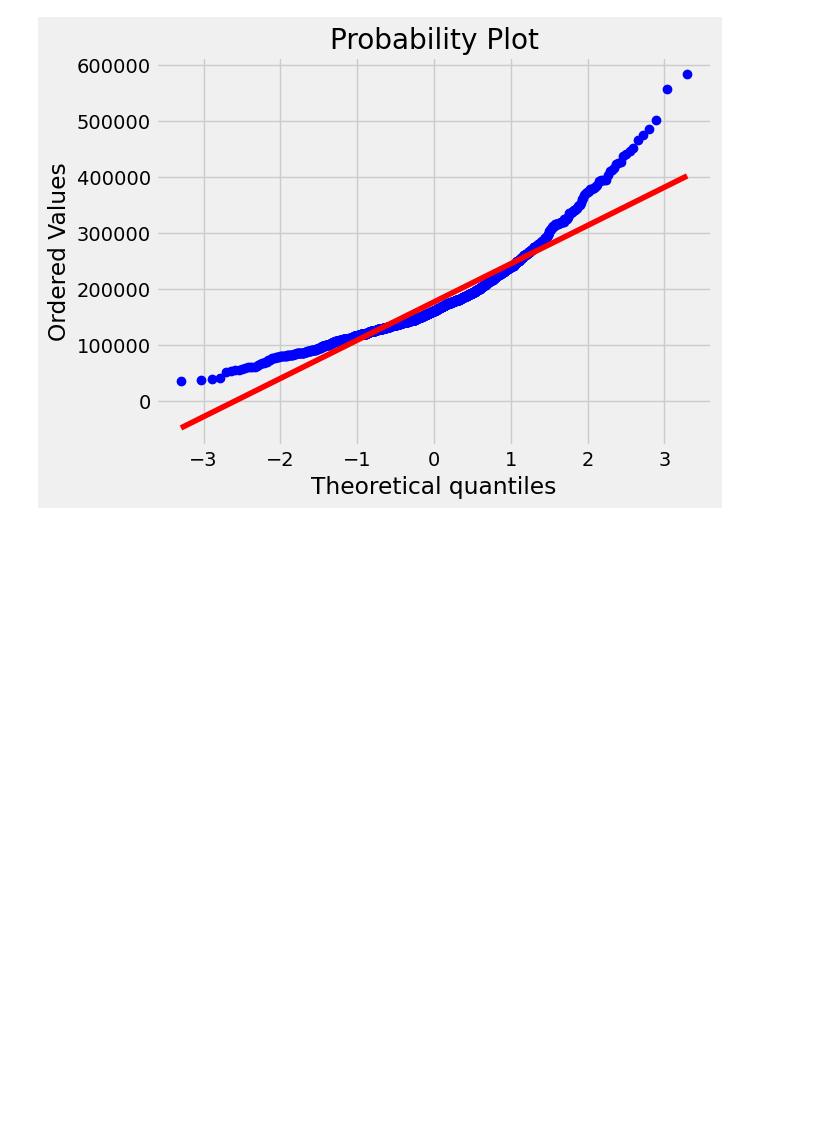
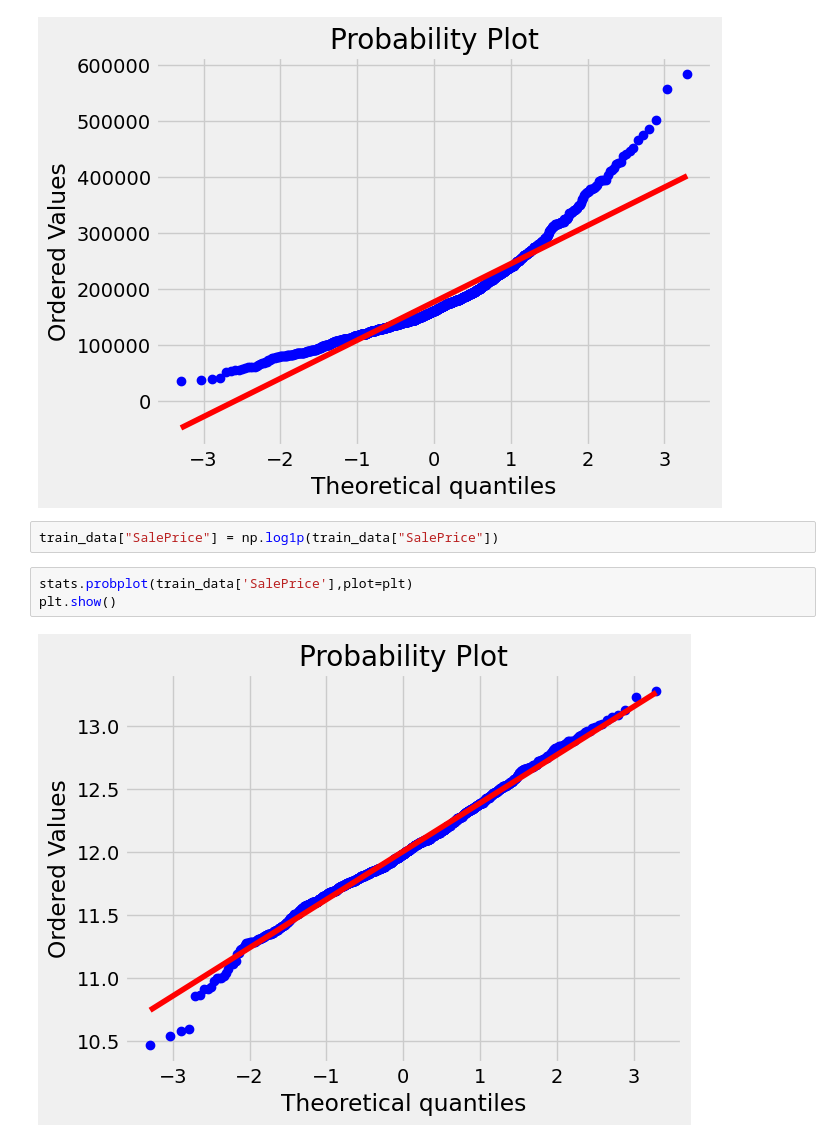
Before and after one commit to gowtham0210/House-price-prediction, a Jupyter notebook: House Price Predicition.ipynb, the cells around one changed output. Drawn from its saved outputs; the diff is of its cells as text; blank space fills up the shorter version.

```diff
--- a/House Price Predicition.ipynb
+++ b/House Price Predicition.ipynb
@@ -612,3 +612,10 @@ stats.probplot(train_data['SalePrice'], plot=plt)
 plt.show()
 # %% [output]
 [figure]
+# %%
+train_data["SalePrice"] = np.log1p(train_data["SalePrice"])
+# %%
+stats.probplot(train_data['SalePrice'],plot=plt)
+plt.show()
+# %% [output]
+[figure, added]
```
Also changed, not shown: parts of 12 cells of this notebook.
